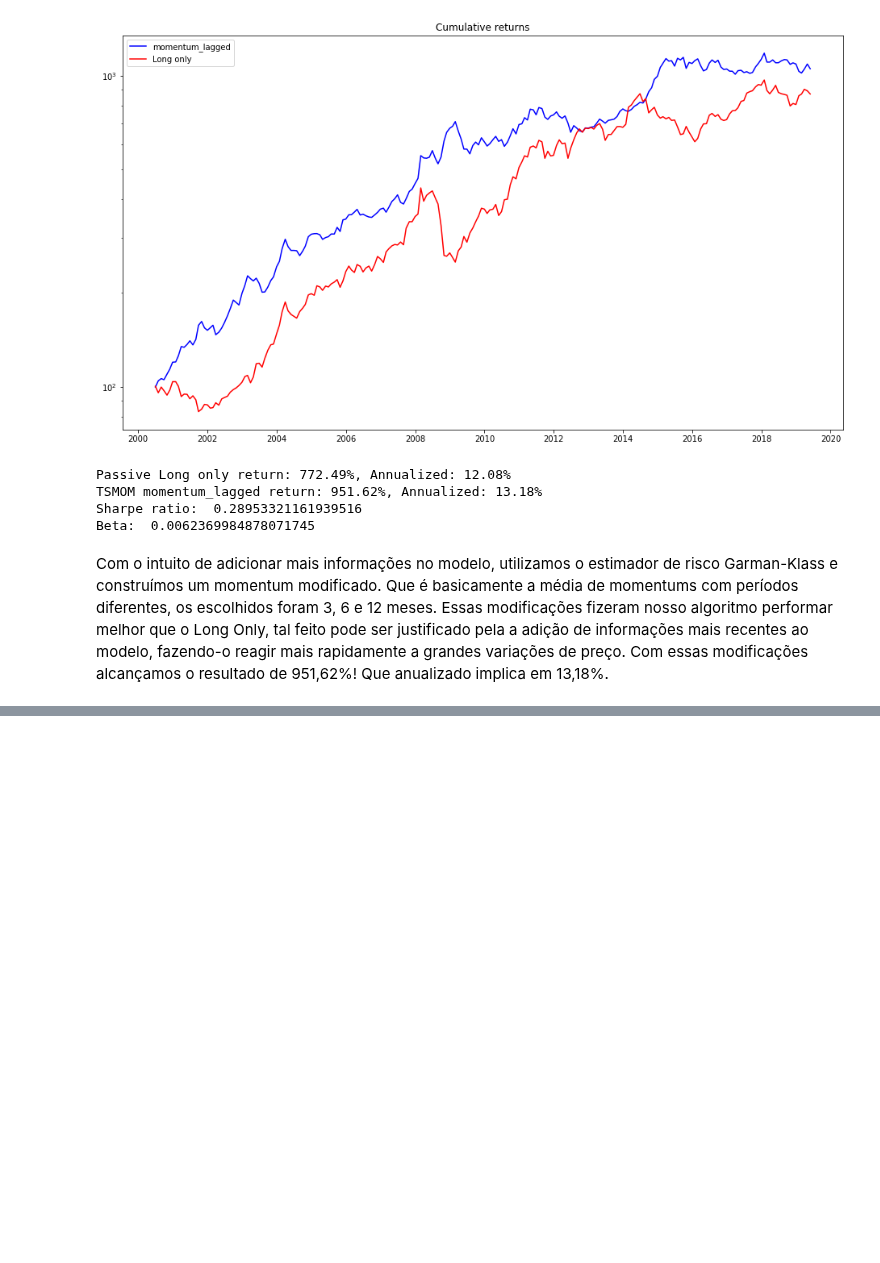
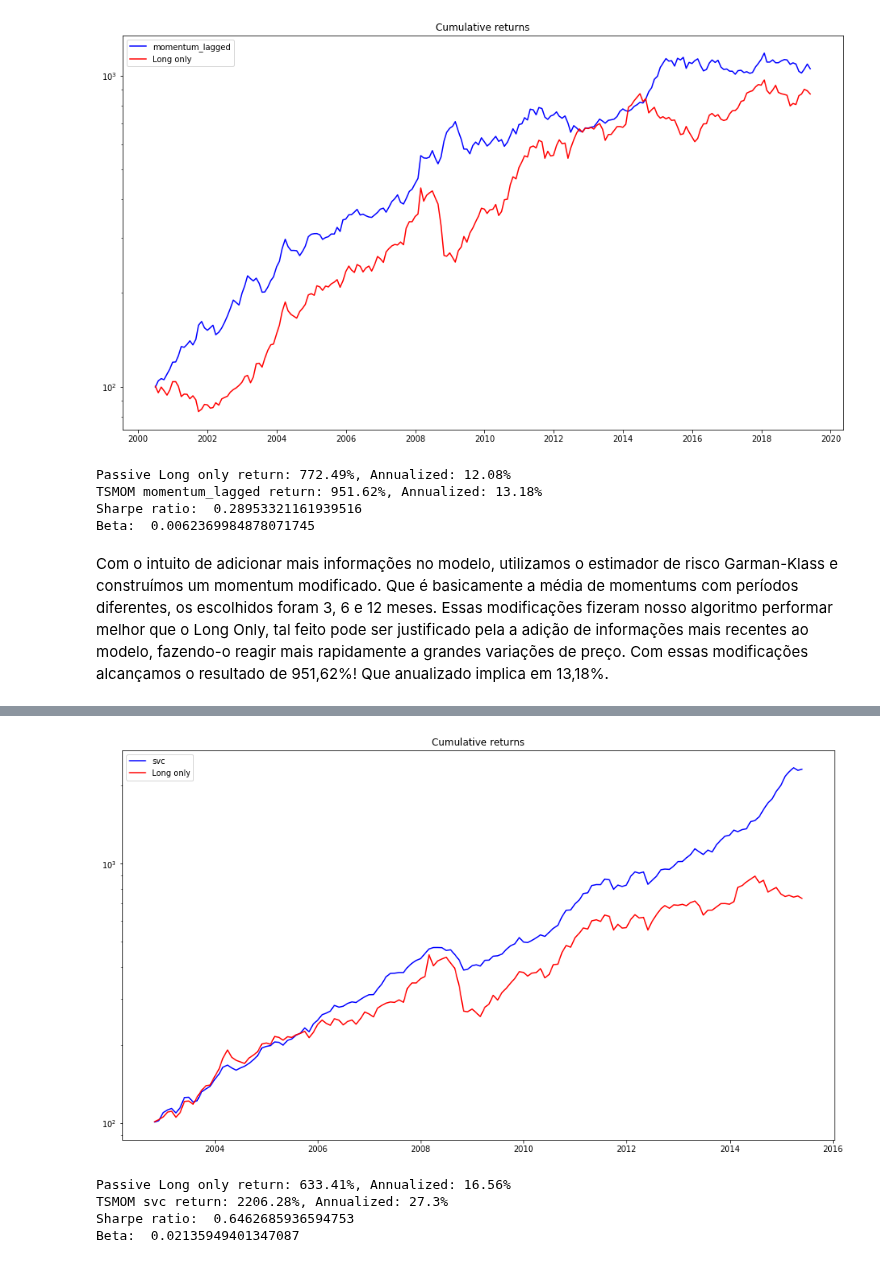
Before and after one commit to turing-usp/Momentum, a Jupyter notebook: TSMOM.ipynb, the cells around one changed output, grey strips where cells are left out. Cells and saved outputs as stored; diff of their text form; code cells hidden in the pictures; blank space fills up the shorter version.

```diff
--- a/TSMOM.ipynb
+++ b/TSMOM.ipynb
@@ -574,0 +605,8 @@ Beta:  0.02807281950813981
+# %%
+r_svc_monkey, rp_svc_monkey = backtesting(parameters, vol="garman_klass", start_date= 40, years=13, risk=0.4, method="svc", plot=True);
+# %% [output]
+[figure, added]
+Passive Long only return: 633.41%, Annualized: 16.56%
+TSMOM svc return: 2206.28%, Annualized: 27.3%
+Sharpe ratio:  0.6462685936594753
+Beta:  0.02135949401347087
```
Also changed, not shown: parts of 8 cells of this notebook.
